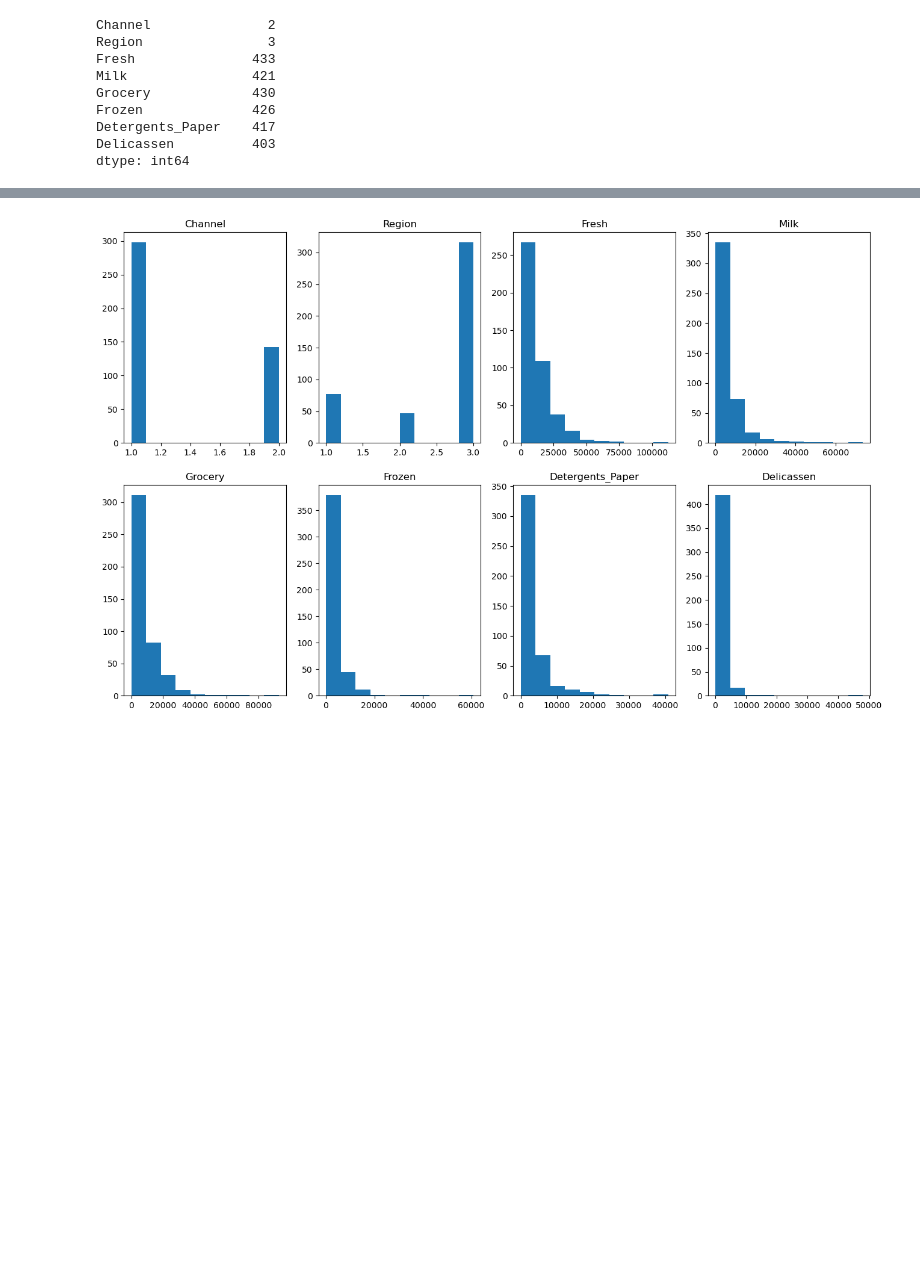
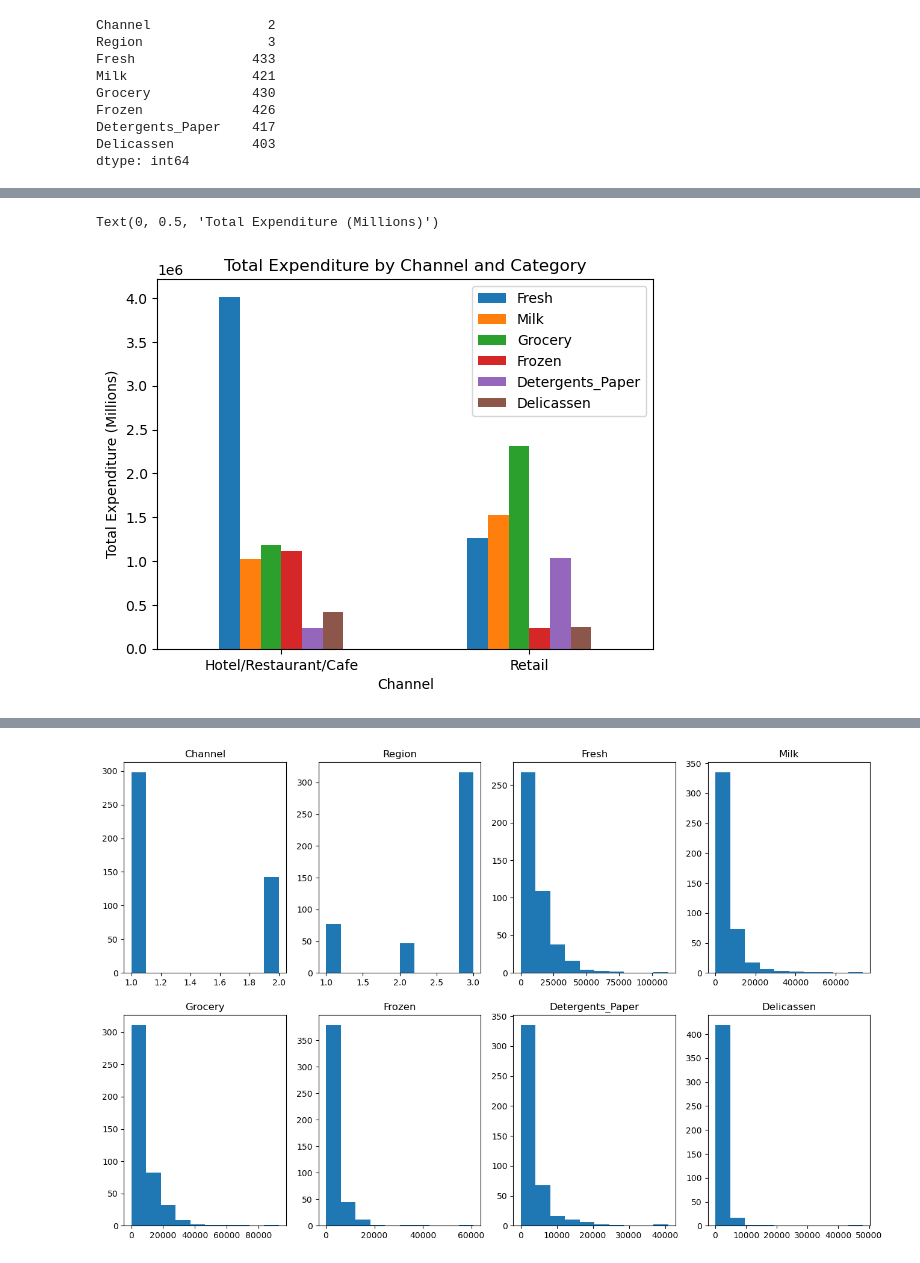
Before and after one commit to SBangarh/ml-project-unsupervised-learning, a Jupyter notebook: Unsupervised Learning - Project.ipynb, the cells around one changed output, grey strips where cells are left out. Drawn from its saved outputs; the diff is of its cells as text; code cells hidden in the pictures; blank space fills up the shorter version.

```diff
--- a/Unsupervised Learning - Project.ipynb
+++ b/Unsupervised Learning - Project.ipynb
@@ -196,0 +209,19 @@ channels.plot.bar('Channel', 'Count')
+# %%
+#drop region as irrelevent right now
+channel_spend = copy_data.drop('Region', axis=1)
+
+#total spent per channel
+channel_spend = channel_spend.groupby('Channel').sum()
+
+#replace channel to categorical
+channel_spend = channel_spend.rename(index=channel_dict)
+
+#scale the data down
+
+
+#plot data
+spend_graph = channel_spend.plot.bar(title='Total Expenditure by Channel and Category', rot=0)
+spend_graph.set_ylabel('Total Expenditure (Millions)')
+# %% [output]
+Text(0, 0.5, 'Total Expenditure (Millions)')
+[figure, added]
```
Also changed, not shown: parts of 8 cells of this notebook.
